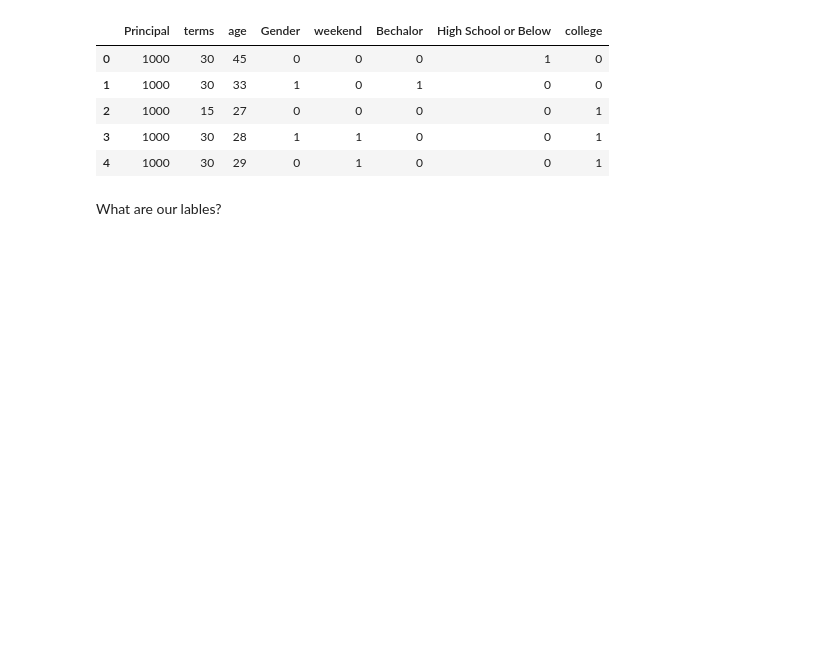
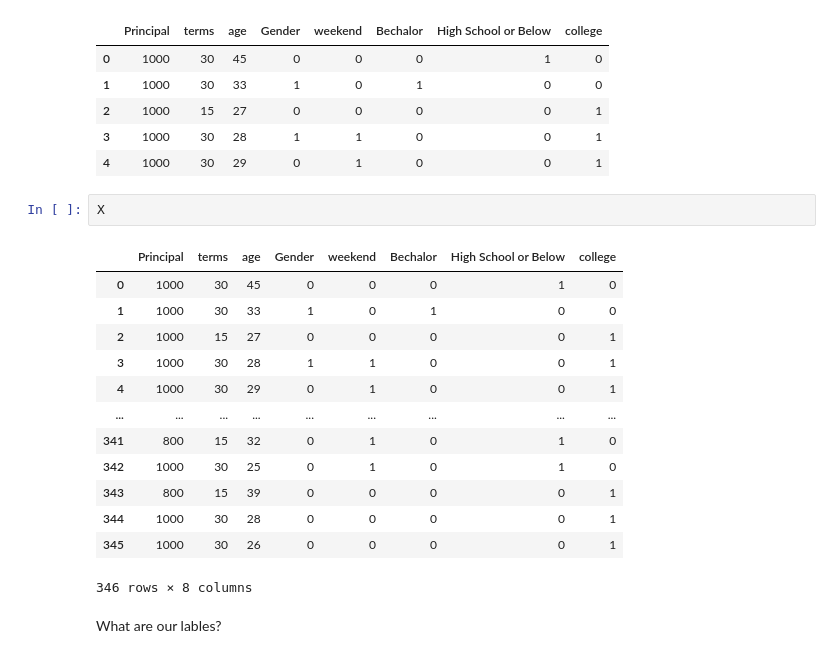
Before and after one commit to Gundisalv/ibm_coursera, a Jupyter notebook: machine_learning_python_final.ipynb, the cells around one changed output. Drawn from its saved outputs; the diff is of its cells as text; blank space fills up the shorter version.

```diff
--- a/machine_learning_python_final.ipynb
+++ b/machine_learning_python_final.ipynb
@@ -229,6 +229,22 @@ X[0:5]
 | 2 | 1000 | 15 | 27 | 0 | 0 | 0 | 0 | 1 |
 | 3 | 1000 | 30 | 28 | 1 | 1 | 0 | 0 | 1 |
 | 4 | 1000 | 30 | 29 | 0 | 1 | 0 | 0 | 1 |
+# %%
+X
+# %% [output]
+|  | Principal | terms | age | Gender | weekend | Bechalor | High School or Below | college |
+| 0 | 1000 | 30 | 45 | 0 | 0 | 0 | 1 | 0 |
+| 1 | 1000 | 30 | 33 | 1 | 0 | 1 | 0 | 0 |
+| 2 | 1000 | 15 | 27 | 0 | 0 | 0 | 0 | 1 |
+| 3 | 1000 | 30 | 28 | 1 | 1 | 0 | 0 | 1 |
+| 4 | 1000 | 30 | 29 | 0 | 1 | 0 | 0 | 1 |
+| ... | ... | ... | ... | ... | ... | ... | ... | ... |
+| 341 | 800 | 15 | 32 | 0 | 1 | 0 | 1 | 0 |
+| 342 | 1000 | 30 | 25 | 0 | 1 | 0 | 1 | 0 |
+| 343 | 800 | 15 | 39 | 0 | 0 | 0 | 0 | 1 |
+| 344 | 1000 | 30 | 28 | 0 | 0 | 0 | 0 | 1 |
+| 345 | 1000 | 30 | 26 | 0 | 0 | 0 | 0 | 1 |
+346 rows × 8 columns
 # %% [markdown]
 What are our lables?
 # %%
```
Also changed, not shown: parts of 29 cells of this notebook.
